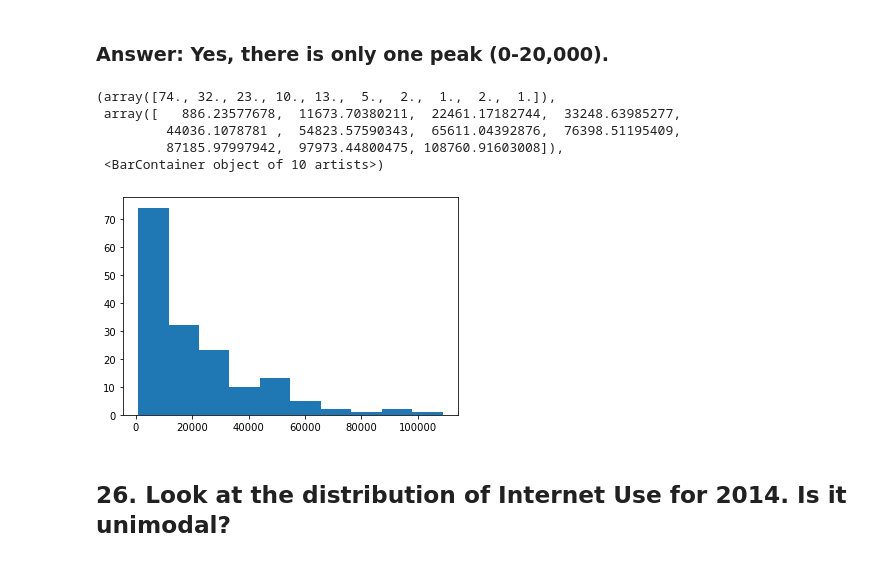
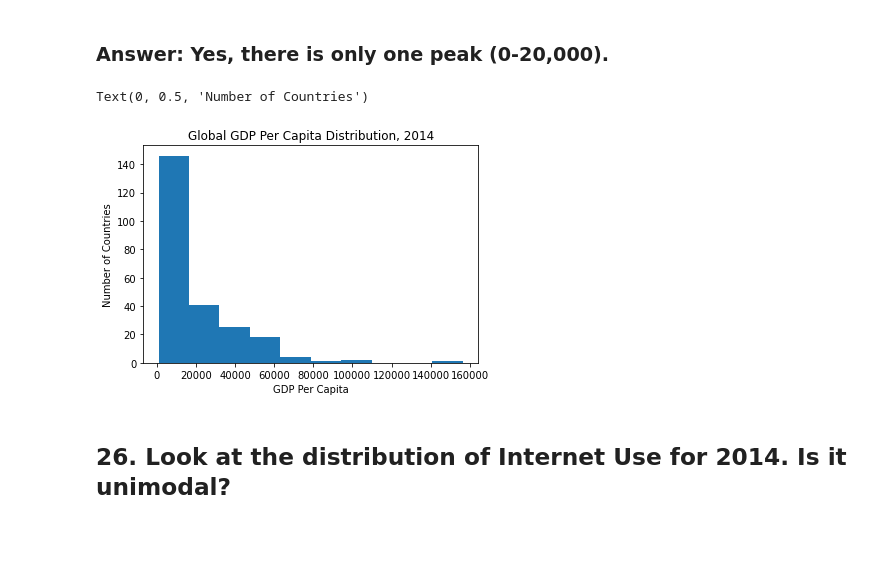
Before and after one commit to NSS-Data-Analytics-Cohort-6/gdp-and-internet-usage-abigailasper, a Jupyter notebook: notebooks/gdp_internet_un.ipynb, the cells around one changed output. Drawn from its saved outputs; the diff is of its cells as text; code cells hidden in the pictures; blank space fills up the shorter version.

```diff
--- a/notebooks/gdp_internet_un.ipynb
+++ b/notebooks/gdp_internet_un.ipynb
@@ -157,7 +159,7 @@ internet_df.shape
 
 #merge
 # https://www.w3resource.com/python-exercises/pandas/joining-and-merging/pandas-joining-and-merging-dataframe-exercise-10.php
-gdp_and_internet_use = pd.merge(gdp_df, internet_df, on=['Country', 'Year'])
+gdp_and_internet_use = pd.merge(gdp_df, internet_df, how='outer', on=['Country', 'Year'])
 # %%
 #groupby to remove (most) nans and combine rows
 #https://stackoverflow.com/questions/17679089/pandas-dataframe-groupby-two-columns-and-get-counts
@@ -193,9 +195,9 @@ gdp_and_internet_use.tail()
 ## 16. Subset the combined DataFrame to keep only the data for 2004, 2009, and 2014. Check that this happened correctly.
 # %%
 #https://www.geeksforgeeks.org/python-pandas-dataframe-isin/
-filter1 = gdp_and_internet_use['Year'].isin(['2004', '2009', '2014'])
+filter040914 = gdp_and_internet_use['Year'].isin(['2004', '2009', '2014'])
 # %%
-gdp_and_internet_use = gdp_and_internet_use[filter1]
+gdp_and_internet_use = gdp_and_internet_use[filter040914]
 # %%
 gdp_and_internet_use.head()
 # %% [output]
@@ -353,13 +364,12 @@ plt.scatter(gdp_internet_2014.GDP_Per_Capita, gdp_internet_2014.Internet_Users_P
 ### Answer: Yes, there is only one peak (0-20,000).
 # %%
 plt.hist(gdp_internet_2014.GDP_Per_Capita)
+plt.title('Global GDP Per Capita Distribution, 2014')
+plt.xlabel('GDP Per Capita')
+plt.ylabel('Number of Countries')
 # %% [output]
-(array([74., 32., 23., 10., 13.,  5.,  2.,  1.,  2.,  1.]),
- array([   886.23577678,  11673.70380211,  22461.17182744,  33248.63985277,
-         44036.1078781 ,  54823.57590343,  65611.04392876,  76398.51195409,
-         87185.97997942,  97973.44800475, 108760.91603008]),
- <BarContainer object of 10 artists>)
+Text(0, 0.5, 'Number of Countries')
-[figure, old version]
+[figure, new version]
 # %% [markdown]
 ## 26. Look at the distribution of Internet Use for 2014. Is it unimodal?
 # %% [markdown]
```
Also changed, not shown: parts of 41 cells of this notebook.
